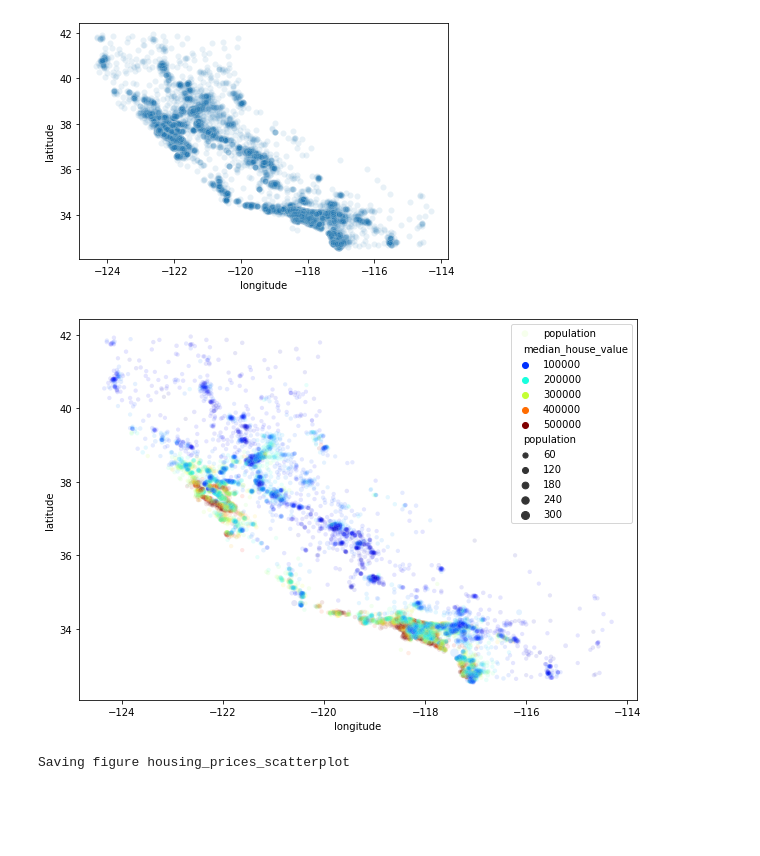
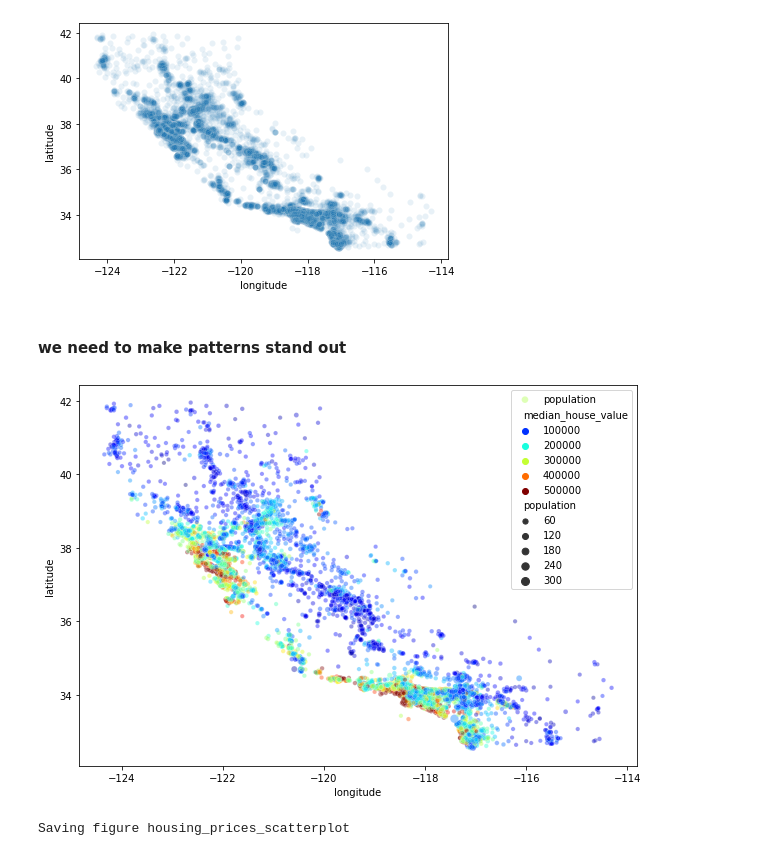
Before and after one commit to ptyadana/Data-Science-and-Machine-Learning-Projects-Dojo, a Jupyter notebook: Hands-On Machine Learning with Scikit-Learn, Keras, and TensorFlow/02.End to End Machine Learning Project.ipynb, the cells around one changed output. Drawn from its saved outputs; the diff is of its cells as text; code cells hidden in the pictures; blank space fills up the shorter version.

Commit message:
Discover and visualize data to gain insights - completed
Former-commit-id: f86491efb2e72727f0613f64da88c2ae7772b193

```diff
--- a/Hands-On Machine Learning with Scikit-Learn, Keras, and TensorFlow/02.End to End Machine Learning Project.ipynb
+++ b/Hands-On Machine Learning with Scikit-Learn, Keras, and TensorFlow/02.End to End Machine Learning Project.ipynb
@@ -388,15 +388,18 @@ save_fig('better_visualiztion_plot')
 # %% [output]
 Saving figure better_visualiztion_plot
 [figure]
+# %% [markdown]
+#### we need to make patterns stand out
 # %%
 plt.figure(figsize =(10,7))
-sns.scatterplot(data=housing, x='longitude', y='latitude', alpha=0.1,
-                size=housing['population']/100,
-                label='population',
-                hue='median_house_value',
-               palette=plt.get_cmap('jet'));
+
+sns.scatterplot(data=housing, x='longitude', y='latitude', alpha=0.4,
+                       size=housing['population']/100,
+                       label='population',
+                       hue='median_house_value',
+                       palette=plt.get_cmap('jet'));
 # %% [output]
-[figure, old version]
+[figure, new version]
 # %%
 housing.plot(kind="scatter", x="longitude", y="latitude", alpha=0.4,
     s=housing["population"]/100, label="population", figsize=(10,7),
```
Also changed, not shown: parts of 12 cells of this notebook, 1 other file.
